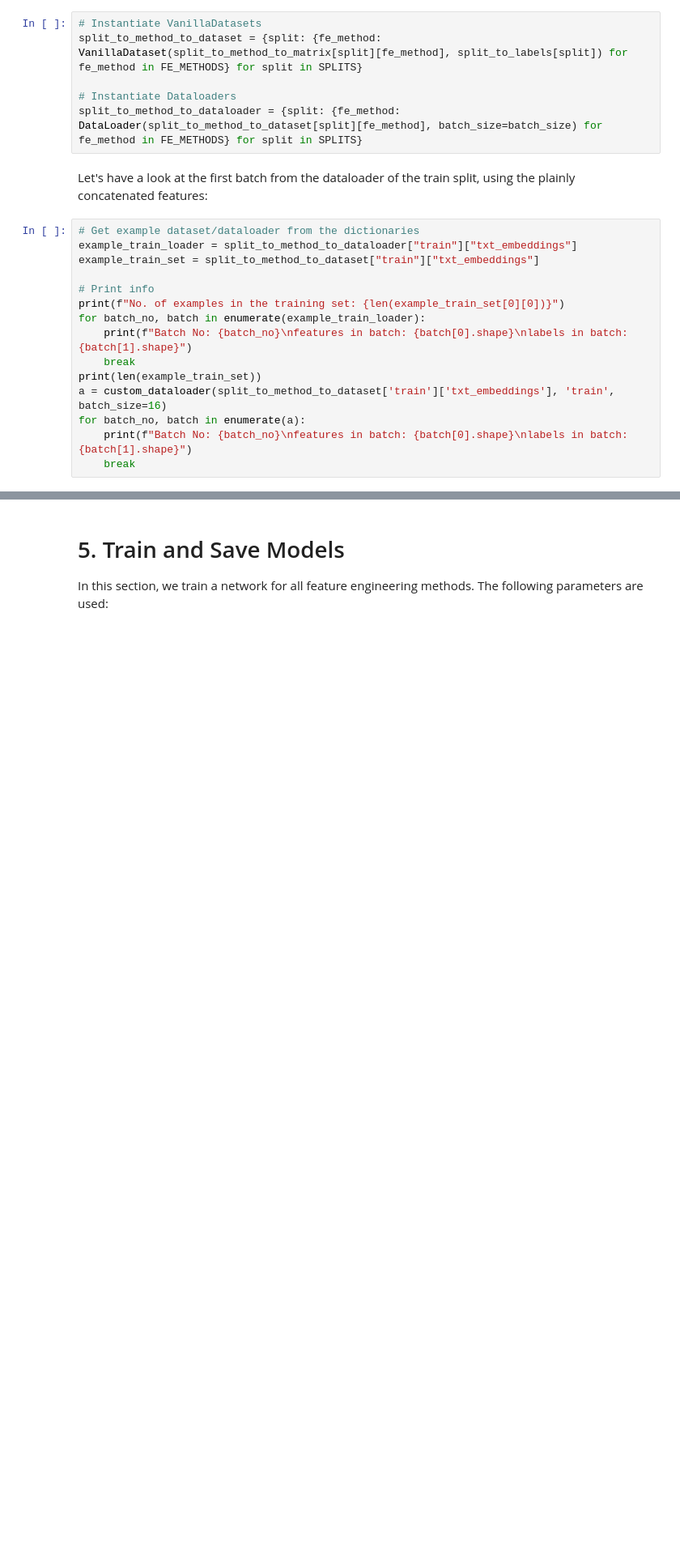
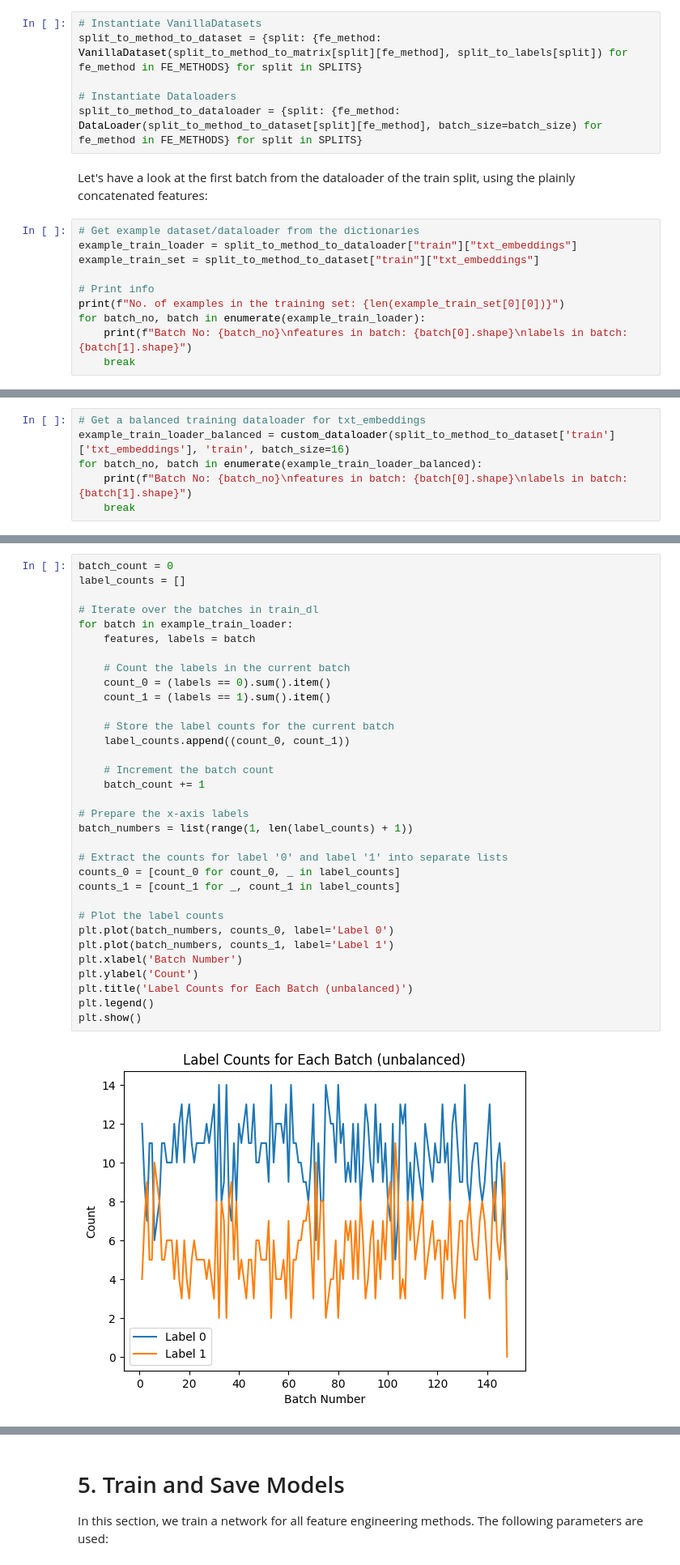
Before and after one commit to jelmis/check-worthiness, a Jupyter notebook: prototyping/CIMC-xx-balanced_data_loader/main.ipynb, the cells around one changed output, grey strips where cells are left out. Shown at 81% size. Cells and saved outputs as stored; diff of their text form; blank space fills up the shorter version.

```diff
--- a/prototyping/CIMC-xx-balanced_data_loader/main.ipynb
+++ b/prototyping/CIMC-xx-balanced_data_loader/main.ipynb
@@ -160,11 +157,6 @@ print(f"No. of examples in the training set: {len(example_train_set[0][0])}")
 for batch_no, batch in enumerate(example_train_loader):
     print(f"Batch No: {batch_no}\nfeatures in batch: {batch[0].shape}\nlabels in batch: {batch[1].shape}")
     break
-print(len(example_train_set))
-a = custom_dataloader(split_to_method_to_dataset['train']['txt_embeddings'], 'train', batch_size=16)
-for batch_no, batch in enumerate(a):
-    print(f"Batch No: {batch_no}\nfeatures in batch: {batch[0].shape}\nlabels in batch: {batch[1].shape}")
-    break
 # %% [output]
 No. of examples in the training set: 768
 Batch No: 0
@@ -176,0 +165,6 @@ labels in batch: torch.Size([16])
+# %%
+# Get a balanced training dataloader for txt_embeddings
+example_train_loader_balanced = custom_dataloader(split_to_method_to_dataset['train']['txt_embeddings'], 'train', batch_size=16)
+for batch_no, batch in enumerate(example_train_loader_balanced):
+    print(f"Batch No: {batch_no}\nfeatures in batch: {batch[0].shape}\nlabels in batch: {batch[1].shape}")
+    break
@@ -176,0 +178,35 @@ labels in batch: torch.Size([16])
+# %%
+batch_count = 0
+label_counts = []
+
+# Iterate over the batches in train_dl
+for batch in example_train_loader:
+    features, labels = batch
+
+    # Count the labels in the current batch
+    count_0 = (labels == 0).sum().item()
+    count_1 = (labels == 1).sum().item()
+
+    # Store the label counts for the current batch
+    label_counts.append((count_0, count_1))
+
+    # Increment the batch count
+    batch_count += 1
+
+# Prepare the x-axis labels
+batch_numbers = list(range(1, len(label_counts) + 1))
+
+# Extract the counts for label '0' and label '1' into separate lists
+counts_0 = [count_0 for count_0, _ in label_counts]
+counts_1 = [count_1 for _, count_1 in label_counts]
+
+# Plot the label counts
+plt.plot(batch_numbers, counts_0, label='Label 0')
+plt.plot(batch_numbers, counts_1, label='Label 1')
+plt.xlabel('Batch Number')
+plt.ylabel('Count')
+plt.title('Label Counts for Each Batch (unbalanced)')
+plt.legend()
+plt.show()
+# %% [output]
+[figure, added]
```
Also changed, not shown: parts of 12 cells of this notebook, 1 other file.
